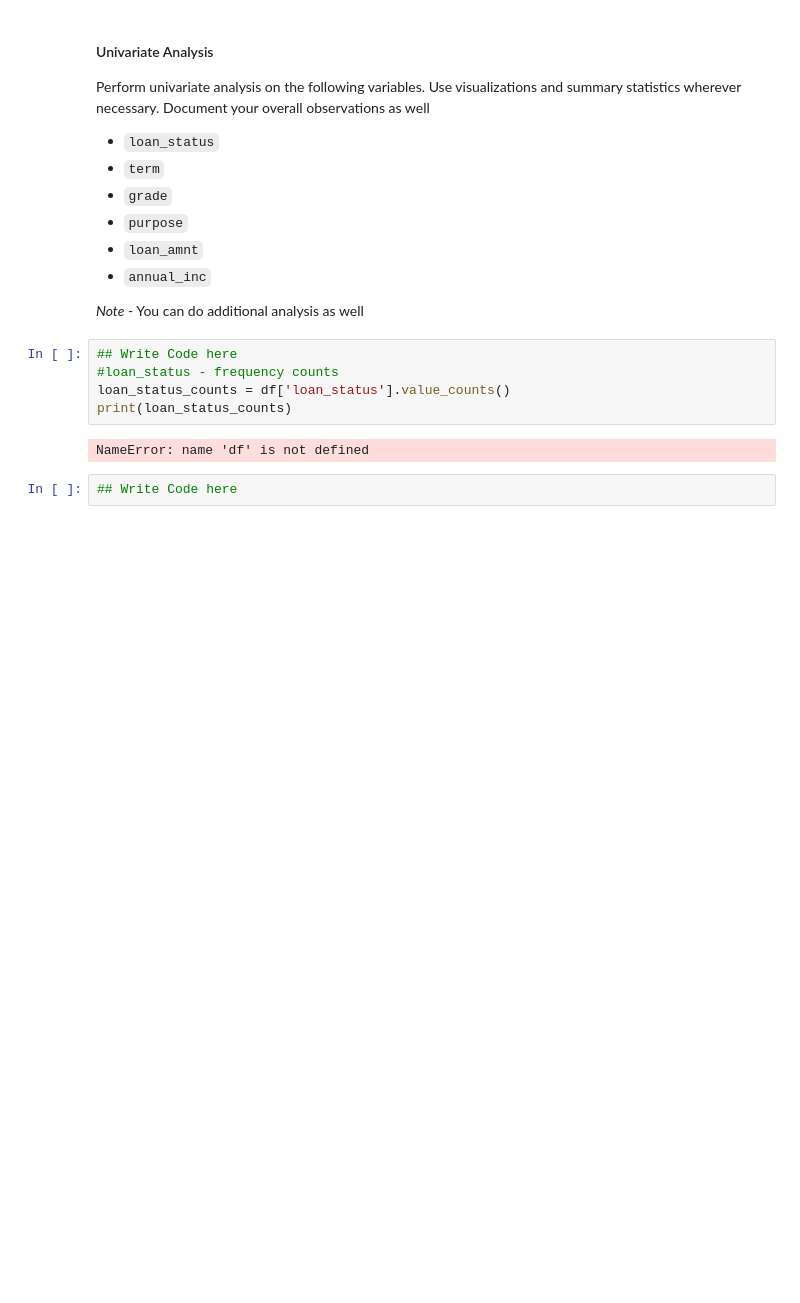
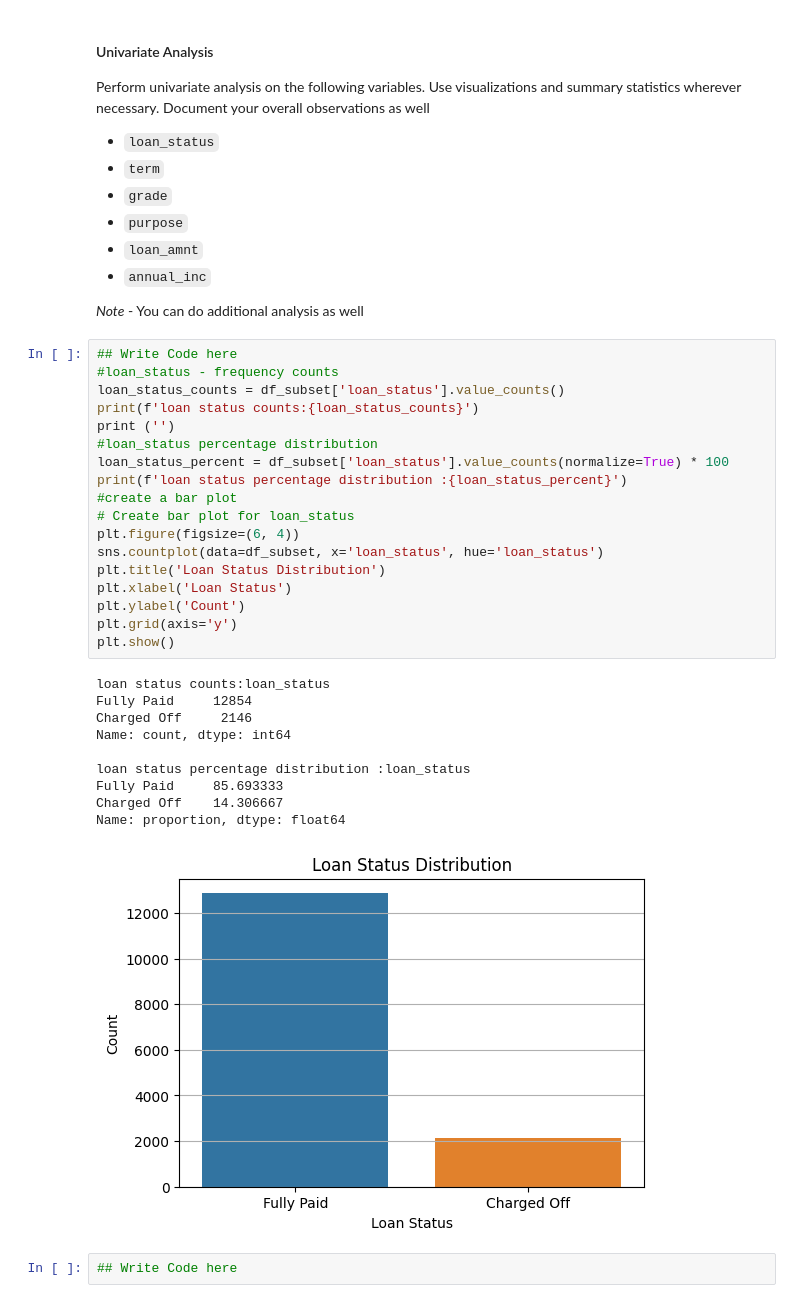
Before and after one commit to mkhallymysore/lending_club, a Jupyter notebook: Starter_Code_Loan_Approval_Lending_Club.ipynb, the cells around one changed output. Saved outputs shown, nothing was run; the diff lists cells and outputs as text; blank space fills up the shorter version.

```diff
--- a/Starter_Code_Loan_Approval_Lending_Club.ipynb
+++ b/Starter_Code_Loan_Approval_Lending_Club.ipynb
@@ -423,13 +423,35 @@ Perform univariate analysis on the following variables. Use visualizations and s
 - `annual_inc`
 
 *Note* - You can do additional analysis as well
-# %%
-## Write Code here
-#loan_status - frequency counts
-loan_status_counts = df['loan_status'].value_counts()
-print(loan_status_counts)
-# %% [output]
-NameError: name 'df' is not defined
+# %%
+## Write Code here
+#loan_status - frequency counts
+loan_status_counts = df_subset['loan_status'].value_counts()
+print(f'loan status counts:{loan_status_counts}')
+print ('')
+#loan_status percentage distribution
+loan_status_percent = df_subset['loan_status'].value_counts(normalize=True) * 100
+print(f'loan status percentage distribution :{loan_status_percent}')
+#create a bar plot
+# Create bar plot for loan_status
+plt.figure(figsize=(6, 4))
+sns.countplot(data=df_subset, x='loan_status', hue='loan_status')
+plt.title('Loan Status Distribution')
+plt.xlabel('Loan Status')
+plt.ylabel('Count')
+plt.grid(axis='y')
+plt.show()
+# %% [output]
+loan status counts:loan_status
+Fully Paid     12854
+Charged Off     2146
+Name: count, dtype: int64
+
+loan status percentage distribution :loan_status
+Fully Paid     85.693333
+Charged Off    14.306667
+Name: proportion, dtype: float64
+[figure, added]
 # %%
 ## Write Code here
 # %%
```
